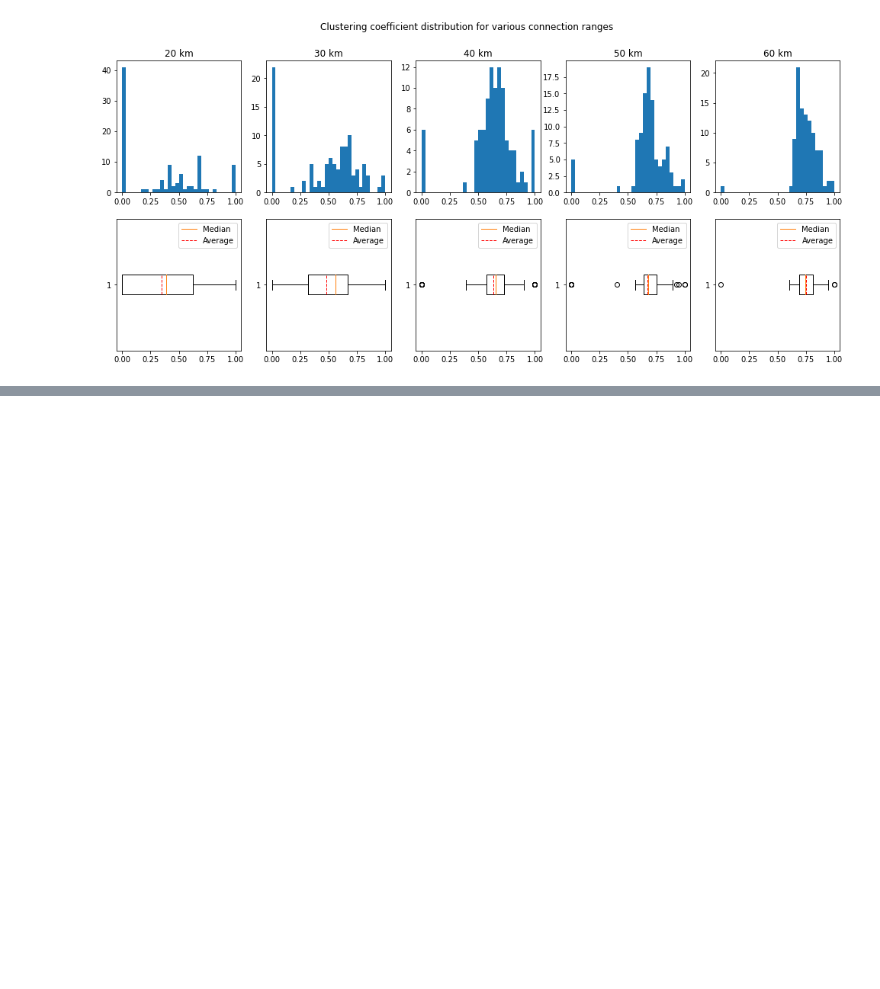
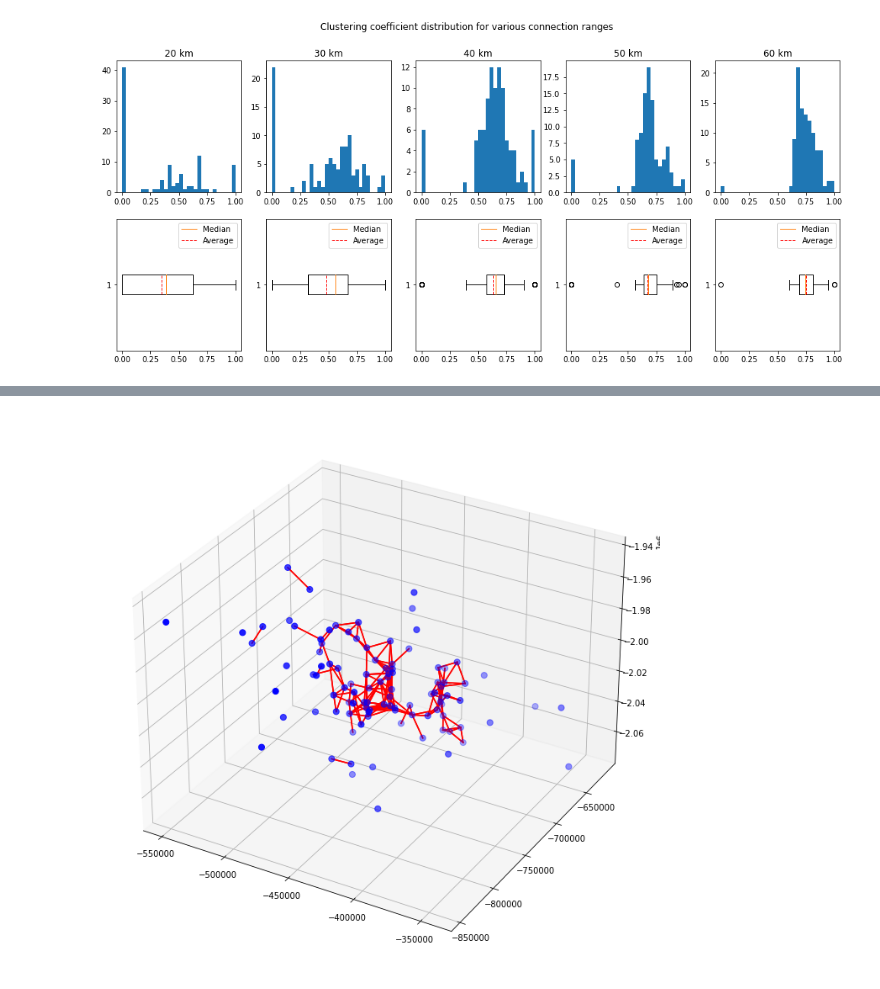
Before and after one commit to eakopyan/SwarmPy_Simulator, a Jupyter notebook: src/swarm_characterization.ipynb, the cells around one changed output, grey strips where cells are left out. Saved outputs shown, nothing was run; the diff lists cells and outputs as text; code cells hidden in the pictures; blank space fills up the shorter version.

```diff
--- a/src/swarm_characterization.ipynb
+++ b/src/swarm_characterization.ipynb
@@ -497,0 +550,4 @@ ax[1][4].legend([bp['medians'][0], bp['means'][0]], ['Median', 'Average'])
+# %%
+swarm_20.plot_edges()
+# %% [output]
+[figure, added]
```
Also changed, not shown: parts of 7 cells of this notebook, 1 other file.
